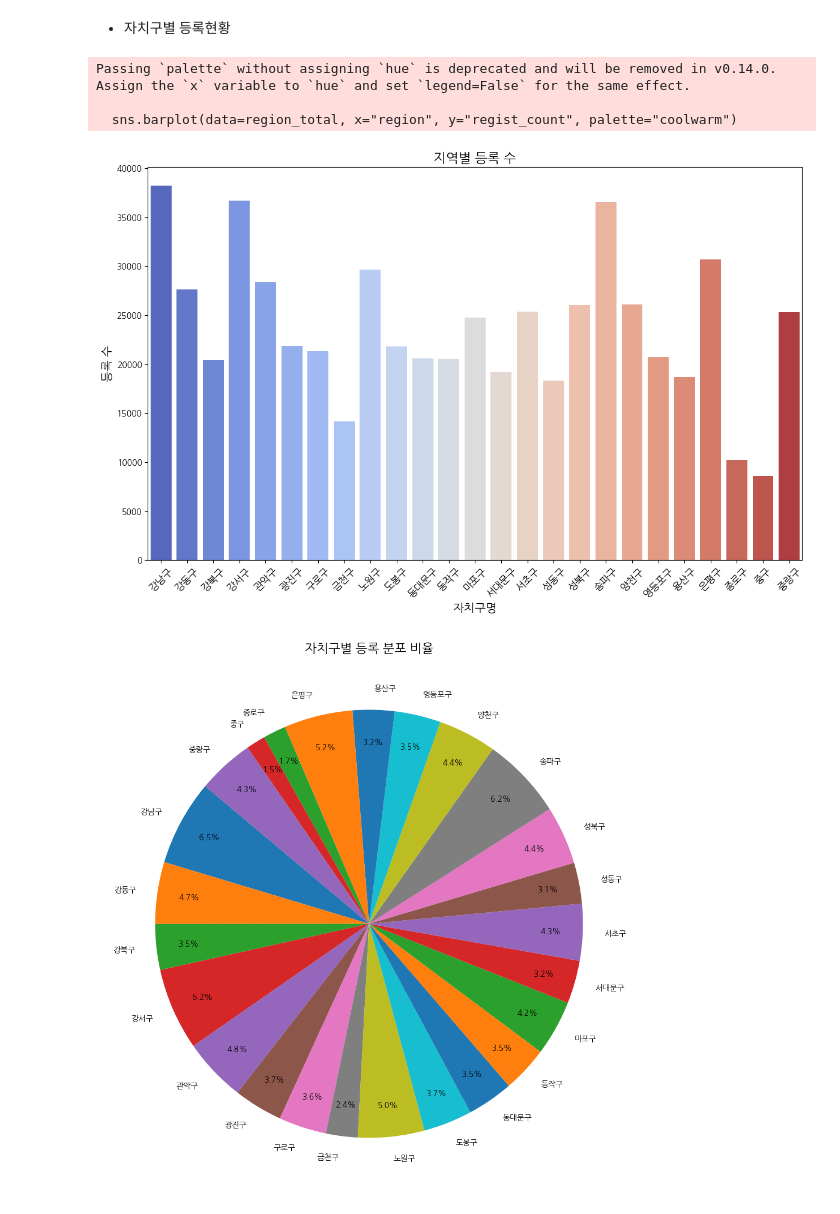
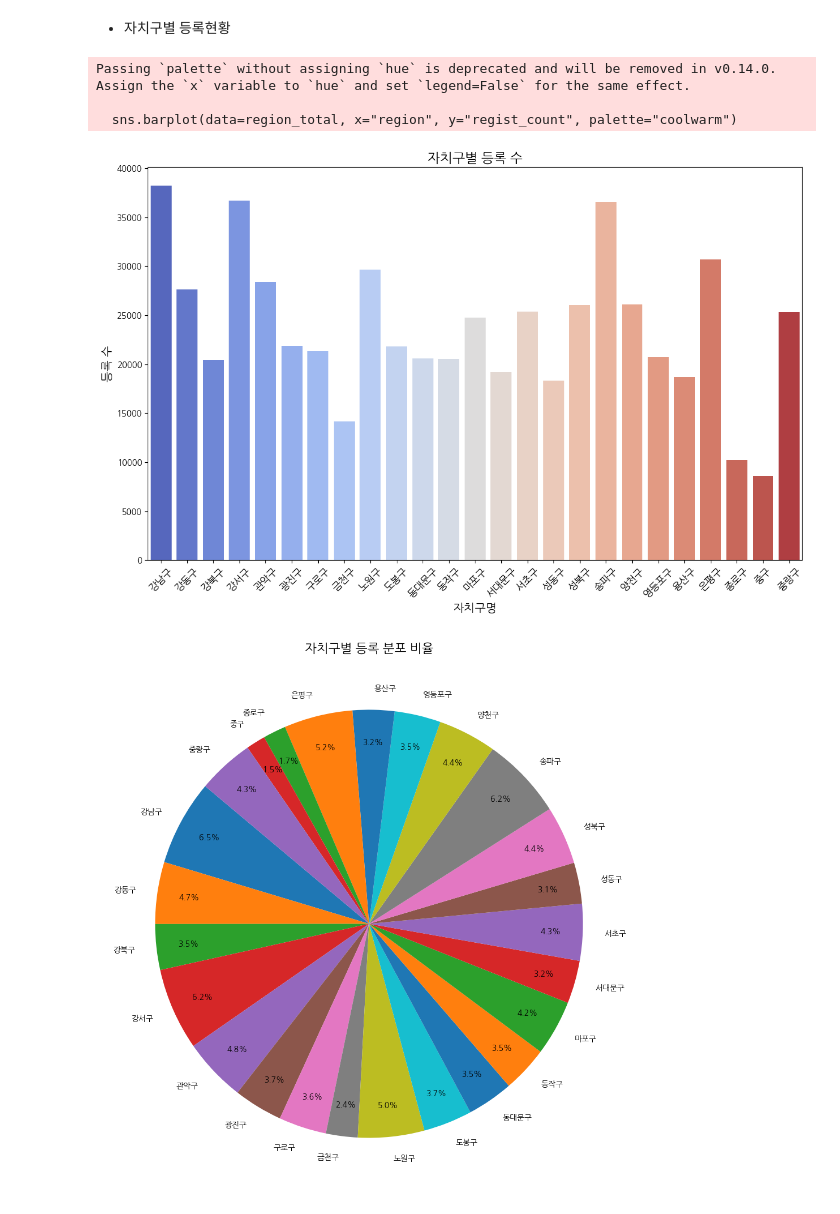
Before and after one commit to addinedu-ros-8th/eda-repo-5, a Jupyter notebook: src/regionParkAnalysis.ipynb, the cells around one changed output. Saved outputs shown, nothing was run; the diff lists cells and outputs as text; code cells hidden in the pictures.

```diff
--- a/src/regionParkAnalysis.ipynb
+++ b/src/regionParkAnalysis.ipynb
@@ -158,22 +158,22 @@ m
 # %%
 region_total = regist_df.groupby("region")["count"].sum().reset_index()
 region_total.columns = ["region", "regist_count"]
 
 plt.figure(figsize=(12, 8))
 sns.barplot(data=region_total, x="region", y="regist_count", palette="coolwarm")
 
-plt.title("지역별 등록 수", fontsize=16)
+plt.title("자치구별 등록 수", fontsize=16)
 plt.xlabel("자치구명", fontsize=14)
 plt.ylabel("등록 수", fontsize=14)
 plt.xticks(rotation=45, fontsize=12)
 
 plt.tight_layout()
 plt.show()
 # %% [output]
 Passing `palette` without assigning `hue` is deprecated and will be removed in v0.14.0. Assign the `x` variable to `hue` and set `legend=False` for the same effect.
 
   sns.barplot(data=region_total, x="region", y="regist_count", palette="coolwarm")
-[figure, old version]
+[figure, new version]
 # %%
 region_total = region_total.set_index("region")
 
```
Also changed, not shown: parts of 3 cells of this notebook, 1 other file.
